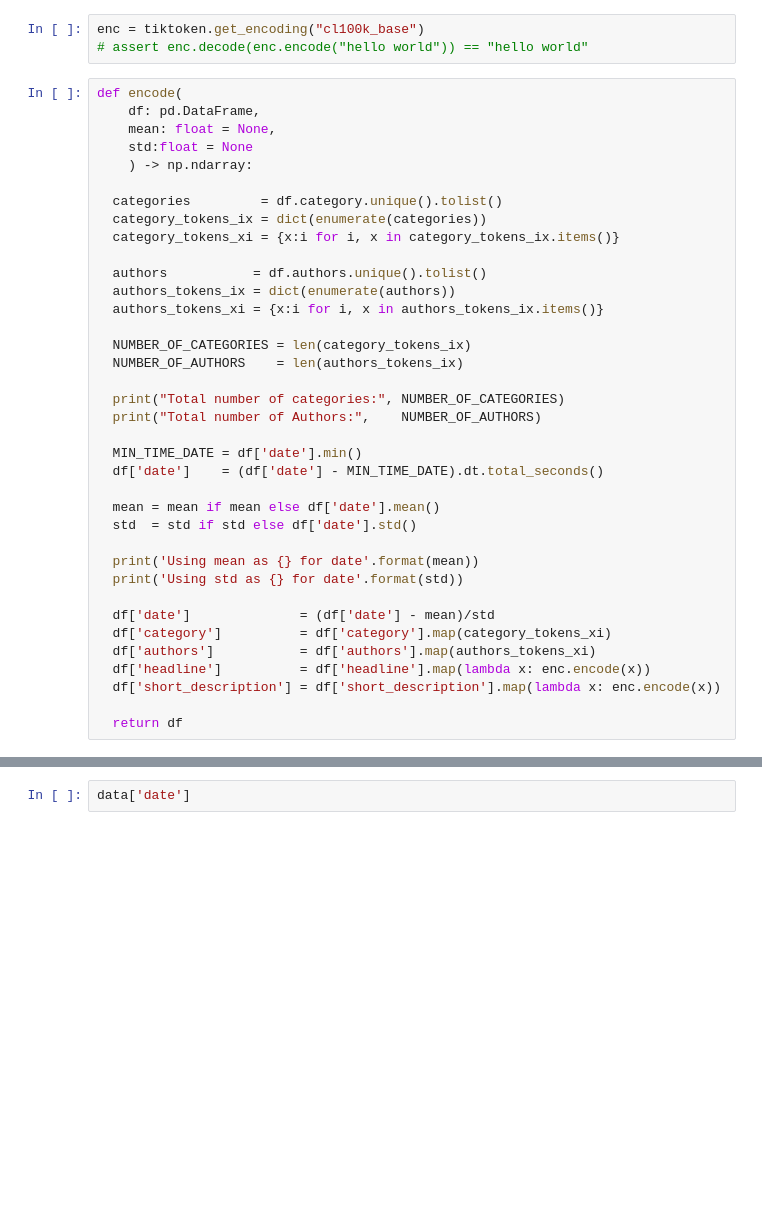
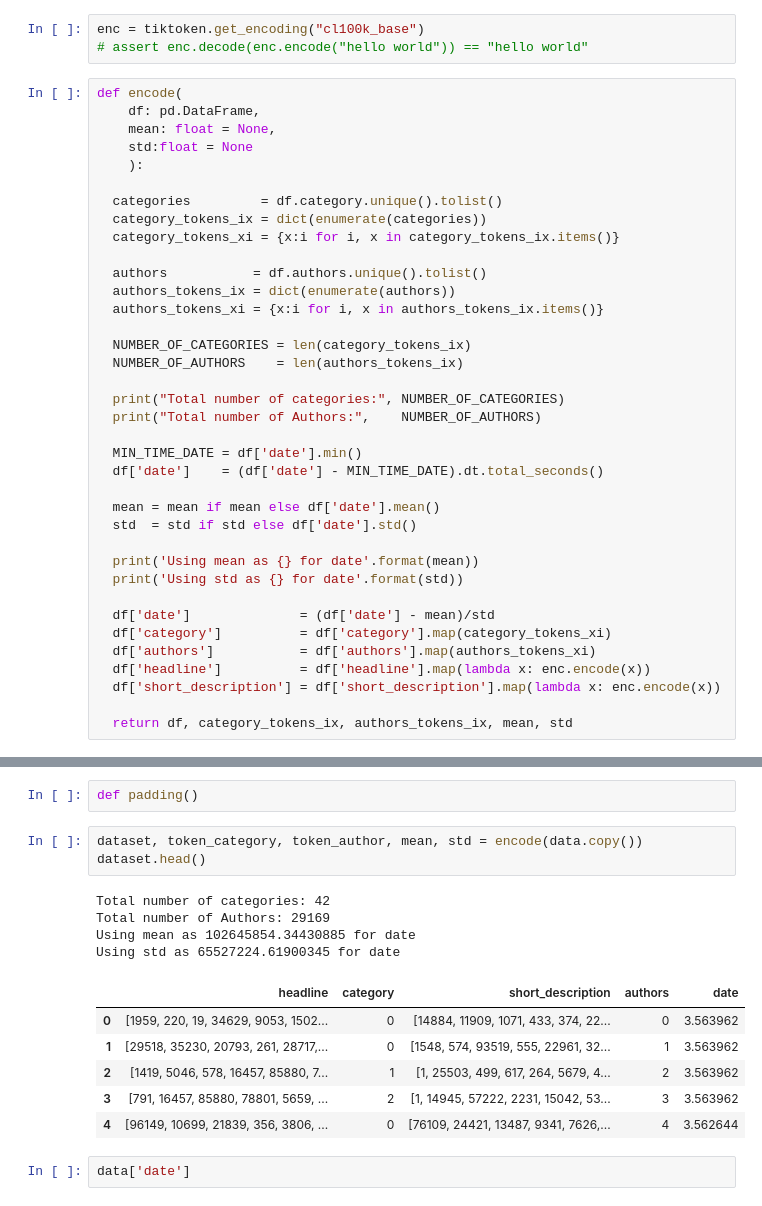
Before and after one commit to messi10tom/Fake-news-Generator, a Jupyter notebook: Copy_of_notebook5f405768e2.ipynb, the cells around one changed output, grey strips where cells are left out. Saved outputs shown, nothing was run; the diff lists cells and outputs as text; blank space fills up the shorter version.

```diff
--- a/Copy_of_notebook5f405768e2.ipynb
+++ b/Copy_of_notebook5f405768e2.ipynb
@@ -57,7 +57,7 @@ def encode(
     df: pd.DataFrame,
     mean: float = None,
     std:float = None
-    ) -> np.ndarray:
+    ):
 
   categories         = df.category.unique().tolist()
   category_tokens_ix = dict(enumerate(categories))
@@ -88,4 +88,4 @@ def encode(
   df['headline']          = df['headline'].map(lambda x: enc.encode(x))
   df['short_description'] = df['short_description'].map(lambda x: enc.encode(x))
 
-  return df
+  return df, category_tokens_ix, authors_tokens_ix, mean, std
@@ -115,3 +92,19 @@ Using std as 65527224.61900345 for date
+# %%
+def padding()
+# %%
+dataset, token_category, token_author, mean, std = encode(data.copy())
+dataset.head()
+# %% [output]
+Total number of categories: 42
+Total number of Authors: 29169
+Using mean as 102645854.34430885 for date
+Using std as 65527224.61900345 for date
+|  | headline | category | short_description | authors | date |
+| 0 | [1959, 220, 19, 34629, 9053, 1502... | 0 | [14884, 11909, 1071, 433, 374, 22... | 0 | 3.563962 |
+| 1 | [29518, 35230, 20793, 261, 28717,... | 0 | [1548, 574, 93519, 555, 22961, 32... | 1 | 3.563962 |
+| 2 | [1419, 5046, 578, 16457, 85880, 7... | 1 | [1, 25503, 499, 617, 264, 5679, 4... | 2 | 3.563962 |
+| 3 | [791, 16457, 85880, 78801, 5659, ... | 2 | [1, 14945, 57222, 2231, 15042, 53... | 3 | 3.563962 |
+| 4 | [96149, 10699, 21839, 356, 3806, ... | 0 | [76109, 24421, 13487, 9341, 7626,... | 4 | 3.562644 |
 # %%
 data['date']
 # %% [output]
```
Also changed, not shown: parts of 1 cell of this notebook.
